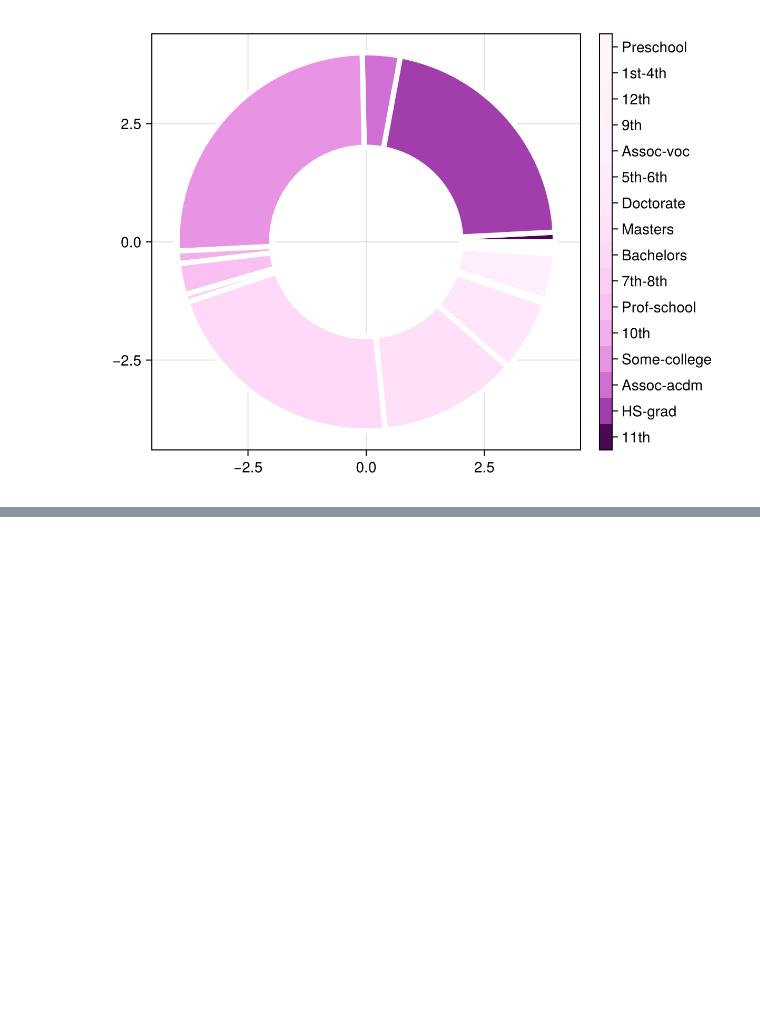
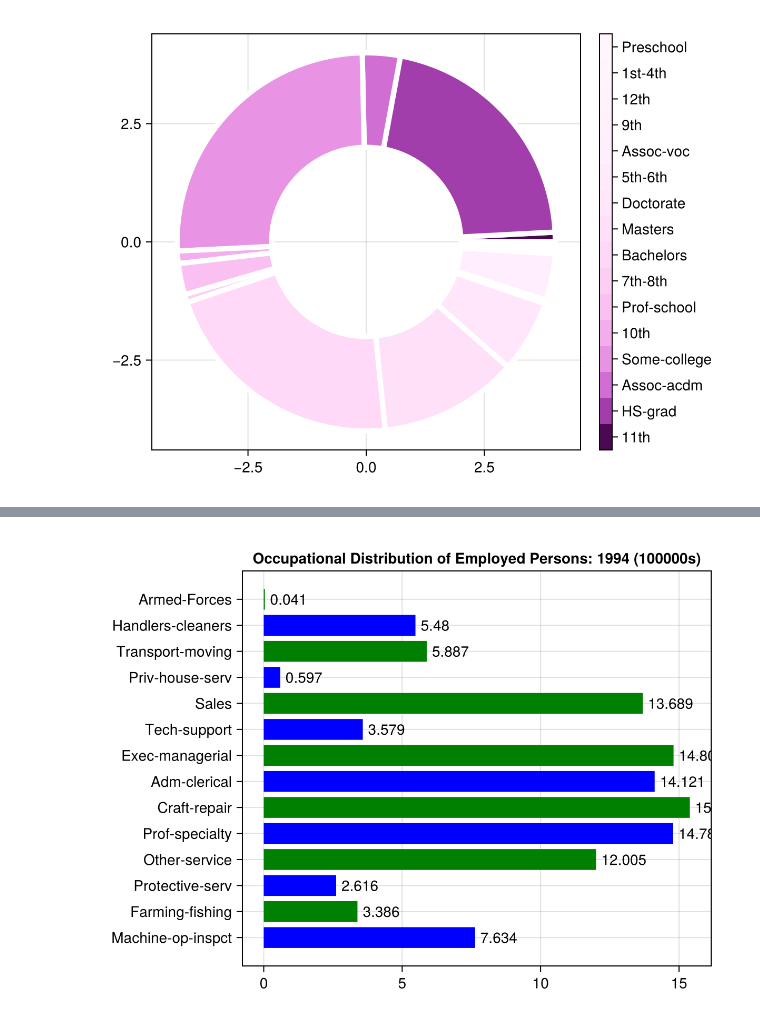
Before and after one commit to toby-farley/Adult, a Jupyter notebook: Adult Julia.ipynb, the cells around one changed output, grey strips where cells are left out. Saved outputs shown, nothing was run; the diff lists cells and outputs as text; code cells hidden in the pictures; blank space fills up the shorter version.

```diff
--- a/Adult Julia.ipynb
+++ b/Adult Julia.ipynb
@@ -132,0 +174,9 @@ Proportion of Education Levels of Privatly Employed Individuals
+# %%
+# And here we create a grouped DataFrame
+gdf = groupby(dropmissing(df),:occupation)
+
+# And then we sum over this group. Pretty neat
+totals_by_occupation = combine(gdf, :Total => sum)
+
+println("Totals by Occupation")
+print(totals_by_occupation)
@@ -132,0 +203,13 @@ Proportion of Education Levels of Privatly Employed Individuals
+# %%
+data = [totals_by_occupation[i,:Total_sum] for i in 1:size(totals_by_occupation,1)]
+category = [totals_by_occupation[i,:occupation] for i in 1:size(totals_by_occupation,1)]
+
+barplot(1:length(data), data * .000001,
+	    direction=:x,
+	    color=isodd.(1:length(data)),
+	    colormap = [:green, :blue],
+	    bar_labels=:y,
+	    axis = (yticks = (1:length(data), category),
+                title = "Occupational Distribution of Employed Persons: 1994 (100000s)"))
+# %% [output]
+[figure, added]
```
Also changed, not shown: parts of 18 cells of this notebook, 3 other files.
